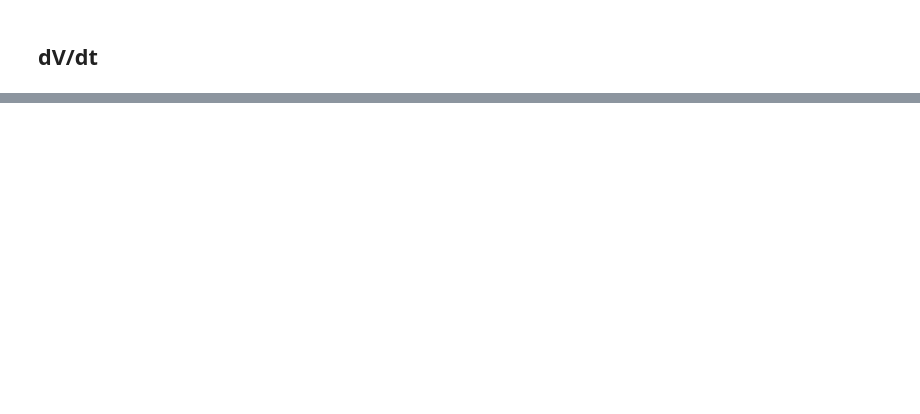
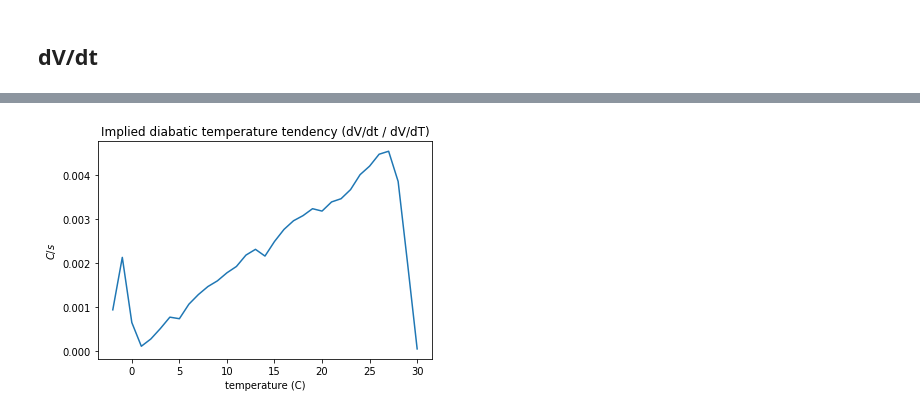
Before and after one commit to DamienIrving/ocean-analysis, a Jupyter notebook: development/water_mass_temperature_metrics.ipynb, the cells around one changed output, grey strips where cells are left out. Drawn from its saved outputs; the diff is of its cells as text; code cells hidden in the pictures; blank space fills up the shorter version.

```diff
--- a/development/water_mass_temperature_metrics.ipynb
+++ b/development/water_mass_temperature_metrics.ipynb
@@ -120,0 +196,8 @@ for infile in infiles:
+# %%
+plt.plot(temps, trends*-1 / dvdt)
+plt.xlabel('temperature (C)')
+plt.ylabel('$C / s$')
+plt.title('Implied diabatic temperature tendency (dV/dt / dV/dT)')
+plt.show()
+# %% [output]
+[figure, added]
```
Also changed, not shown: parts of 10 cells of this notebook.
